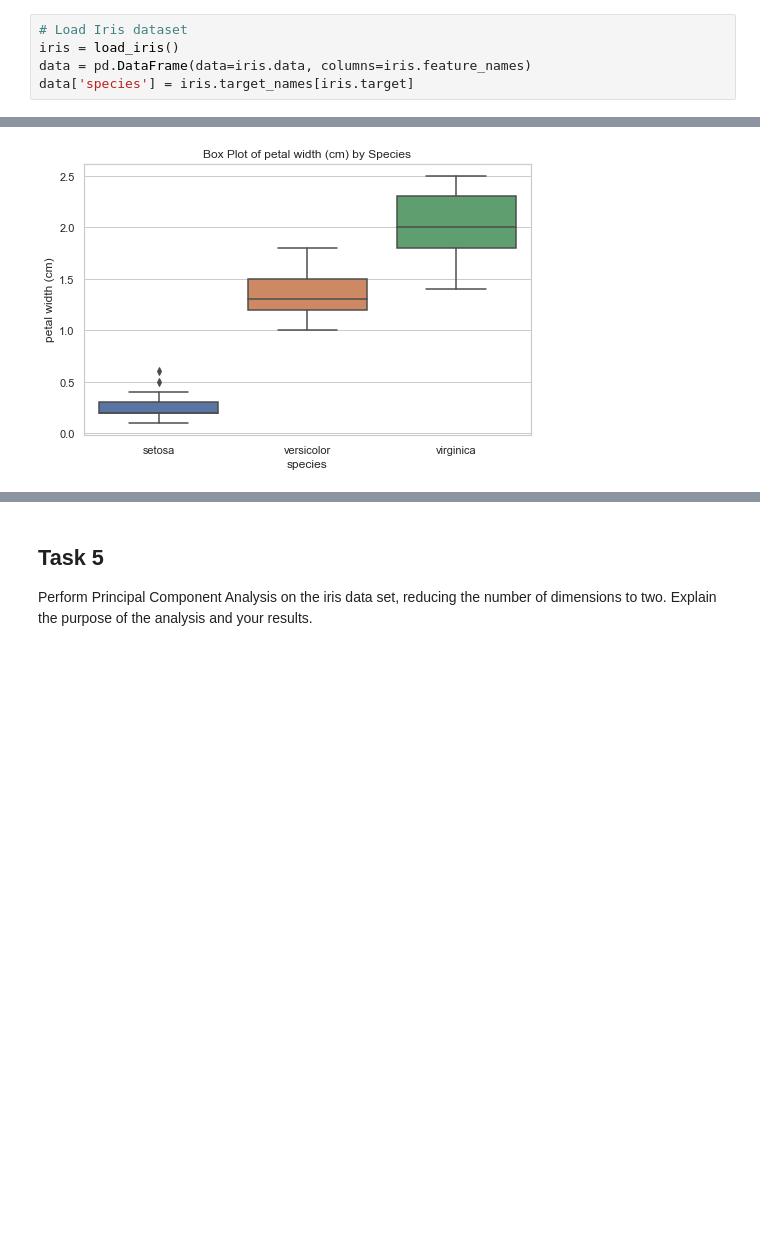
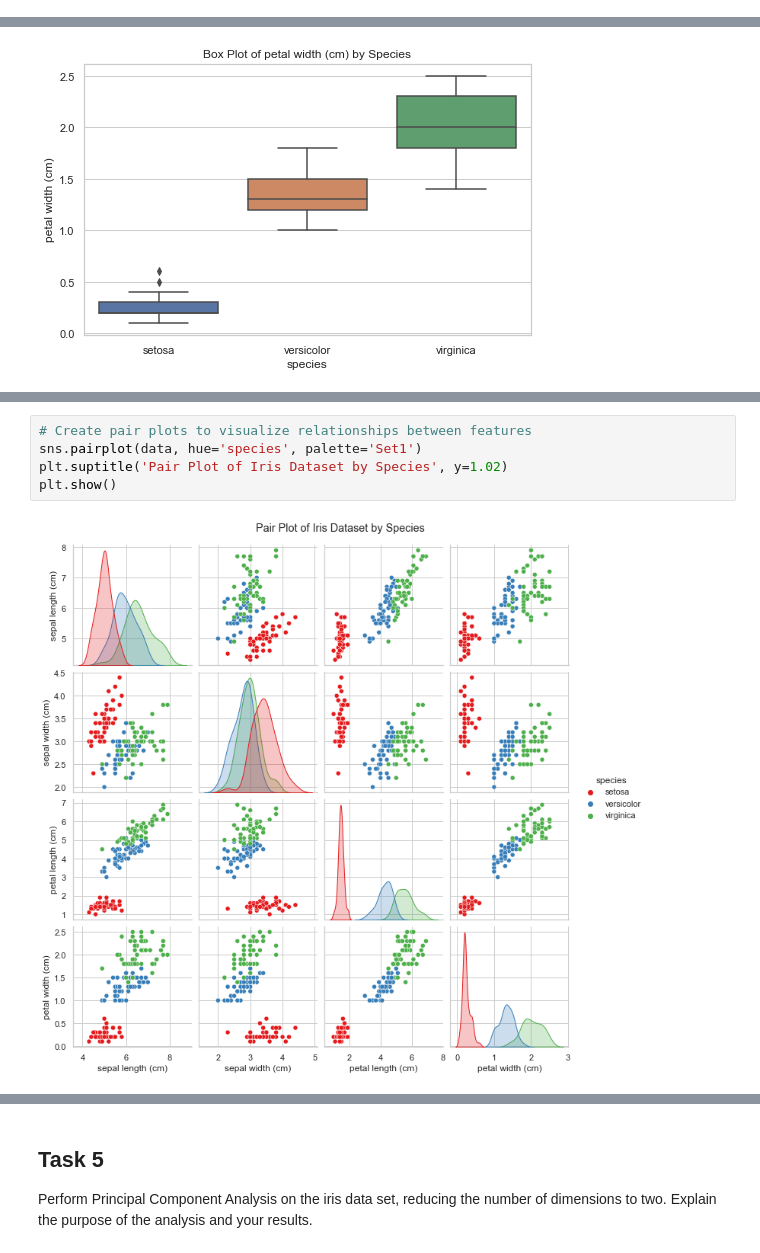
Before and after one commit to KenLin765/machine-learning-and-statistics, a Jupyter notebook: tasks.ipynb, the cells around one changed output, grey strips where cells are left out. Saved outputs shown, nothing was run; the diff lists cells and outputs as text; blank space fills up the shorter version.

```diff
--- a/tasks.ipynb
+++ b/tasks.ipynb
@@ -780,11 +781,6 @@ import seaborn as sns
 import matplotlib.pyplot as plt
 from sklearn.datasets import load_iris
 import pandas as pd
-# %%
-# Load Iris dataset
-iris = load_iris()
-data = pd.DataFrame(data=iris.data, columns=iris.feature_names)
-data['species'] = iris.target_names[iris.target]
 # %%
 # Print dataset information
 print("Feature Names:", iris.feature_names)
@@ -822 +903,8 @@ for feature in iris.feature_names:
+# %%
+# Create pair plots to visualize relationships between features
+sns.pairplot(data, hue='species', palette='Set1')
+plt.suptitle('Pair Plot of Iris Dataset by Species', y=1.02)
+plt.show()
+# %% [output]
+[figure, added]
 # %% [markdown]
```
Also changed, not shown: parts of 6 cells of this notebook.
